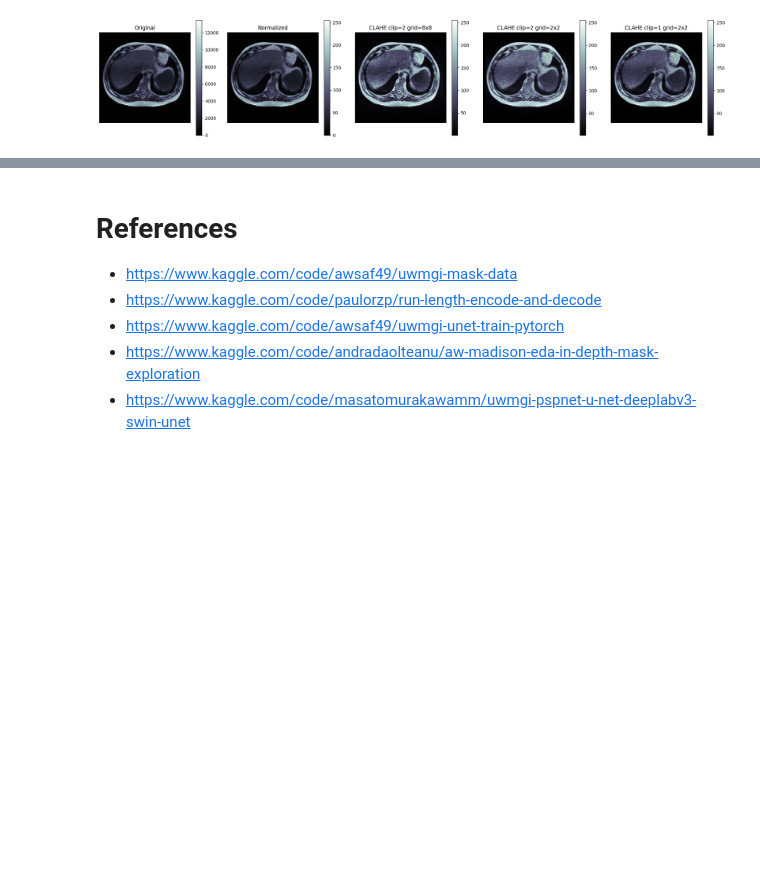
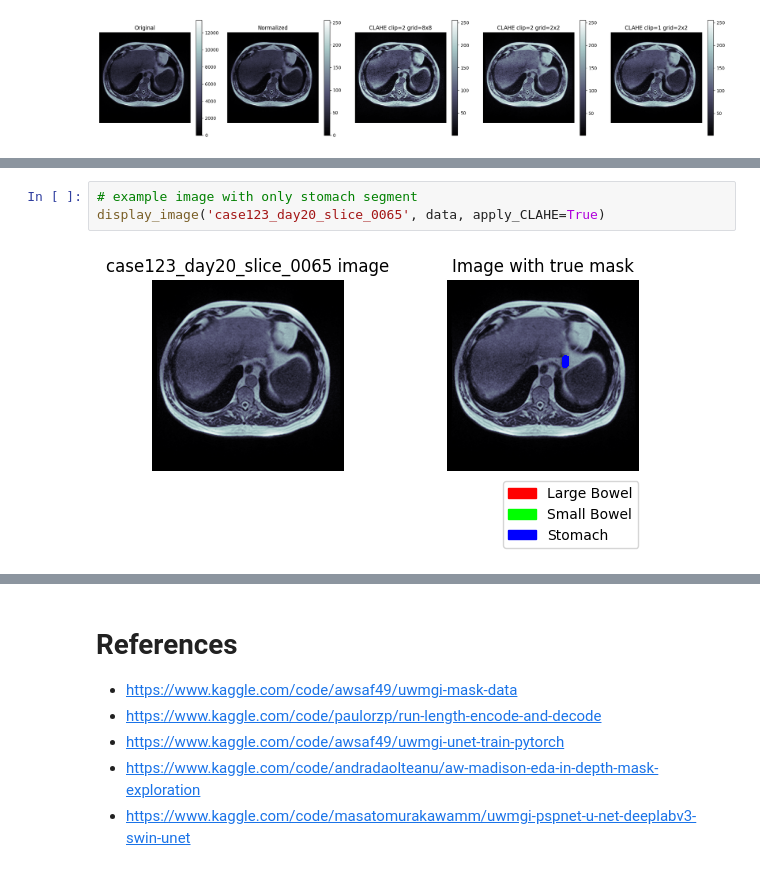
Before and after one commit to abhivij/GI-Tract-Image-Segmentation, a Jupyter notebook: gi-tract-image-segmentation.ipynb, the cells around one changed output, grey strips where cells are left out. Drawn from its saved outputs; the diff is of its cells as text; blank space fills up the shorter version.

```diff
--- a/gi-tract-image-segmentation.ipynb
+++ b/gi-tract-image-segmentation.ipynb
@@ -371,0 +434,5 @@ plt.show()
+# %%
+# example image with only stomach segment
+display_image('case123_day20_slice_0065', data, apply_CLAHE=True)
+# %% [output]
+[figure, added]
```
Also changed, not shown: parts of 29 cells of this notebook.
